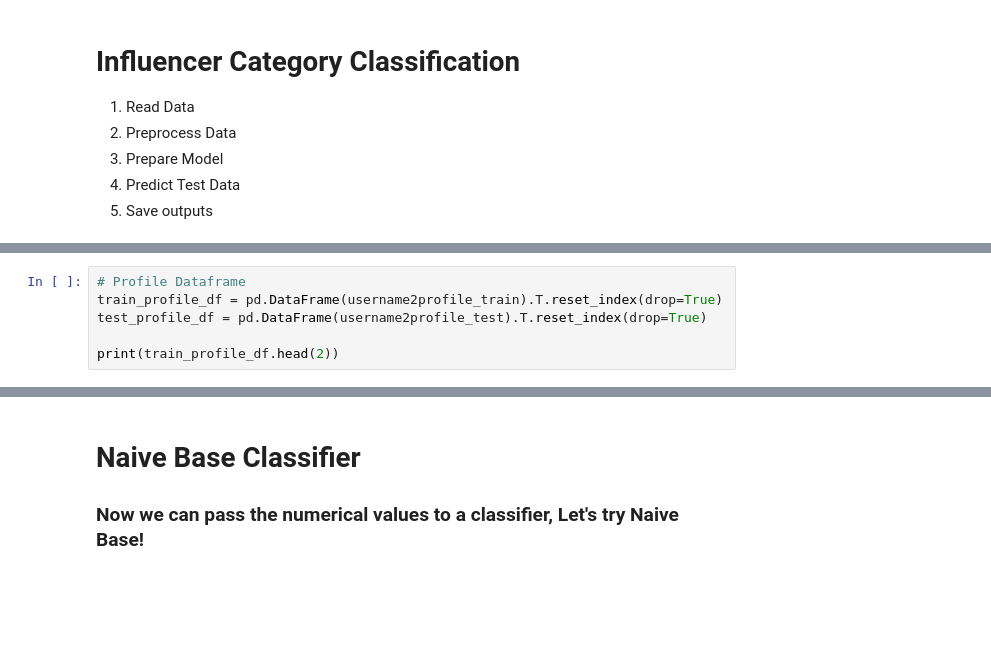
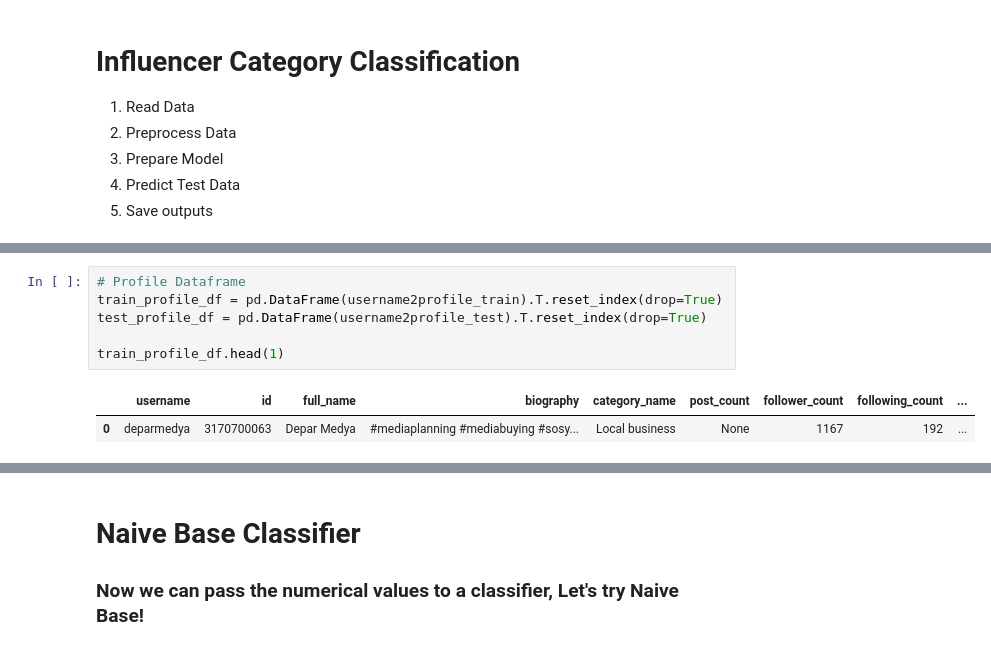
Before and after one commit to MusaMisto/CS412-InstagramInfluencersAnalysis, a Jupyter notebook: notebooks/instagram_influencers_analysis.ipynb, the cells around one changed output, grey strips where cells are left out. Drawn from its saved outputs; the diff is of its cells as text; blank space fills up the shorter version.

```diff
--- a/notebooks/instagram_influencers_analysis.ipynb
+++ b/notebooks/instagram_influencers_analysis.ipynb
@@ -264,7 +224,9 @@ def extract_features(posts, profile):
 # %%
 # Profile Dataframe
 train_profile_df = pd.DataFrame(username2profile_train).T.reset_index(drop=True)
 test_profile_df = pd.DataFrame(username2profile_test).T.reset_index(drop=True)
 
-print(train_profile_df.head(2))
+train_profile_df.head(1)
 # %% [output]
+|  | username | id | full_name | biography | category_name | post_count | follower_count | following_count | ... |
+| 0 | deparmedya | 3170700063 | Depar Medya | #mediaplanning #mediabuying #sosy... | Local business | None | 1167 | 192 | ... |
```
Also changed, not shown: parts of 42 cells of this notebook, 2 other files.
